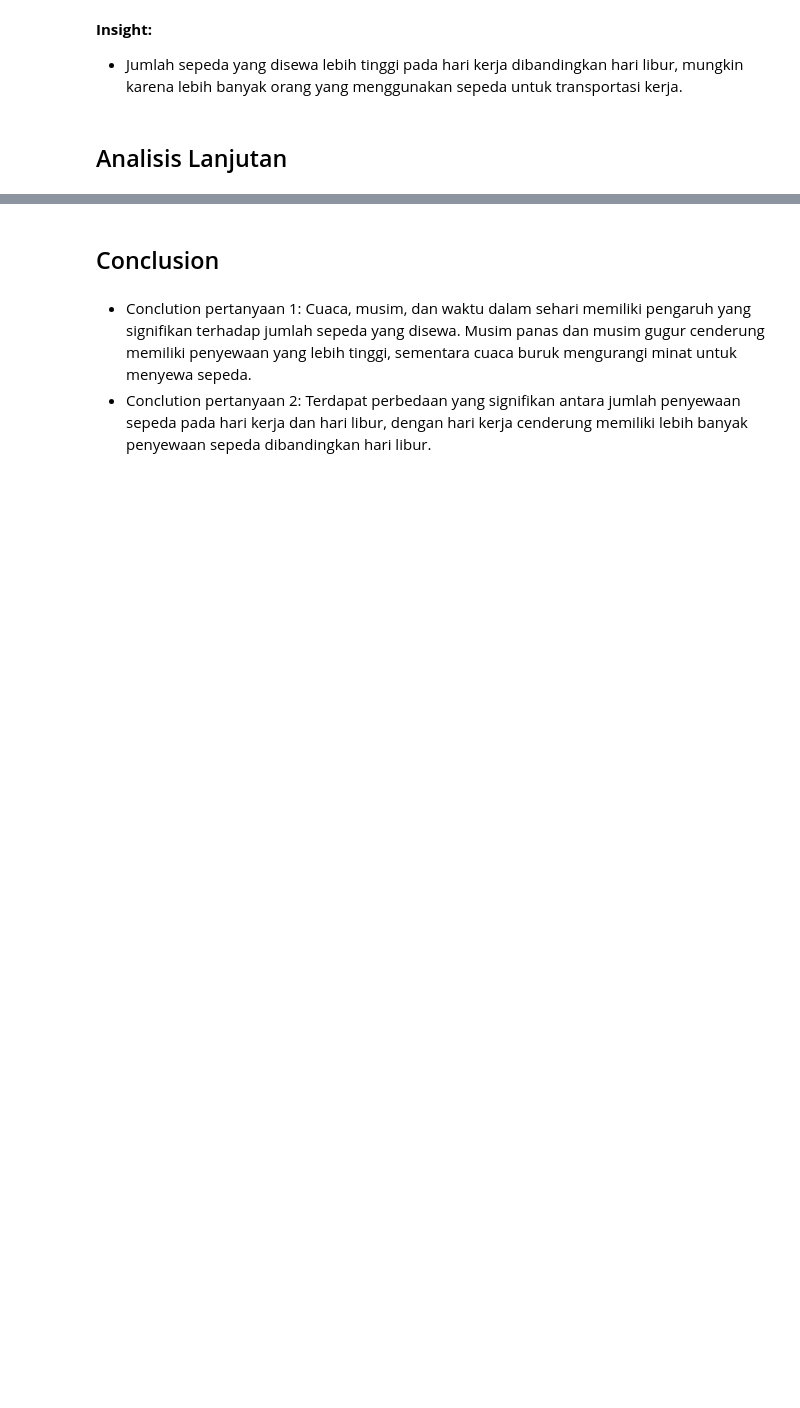
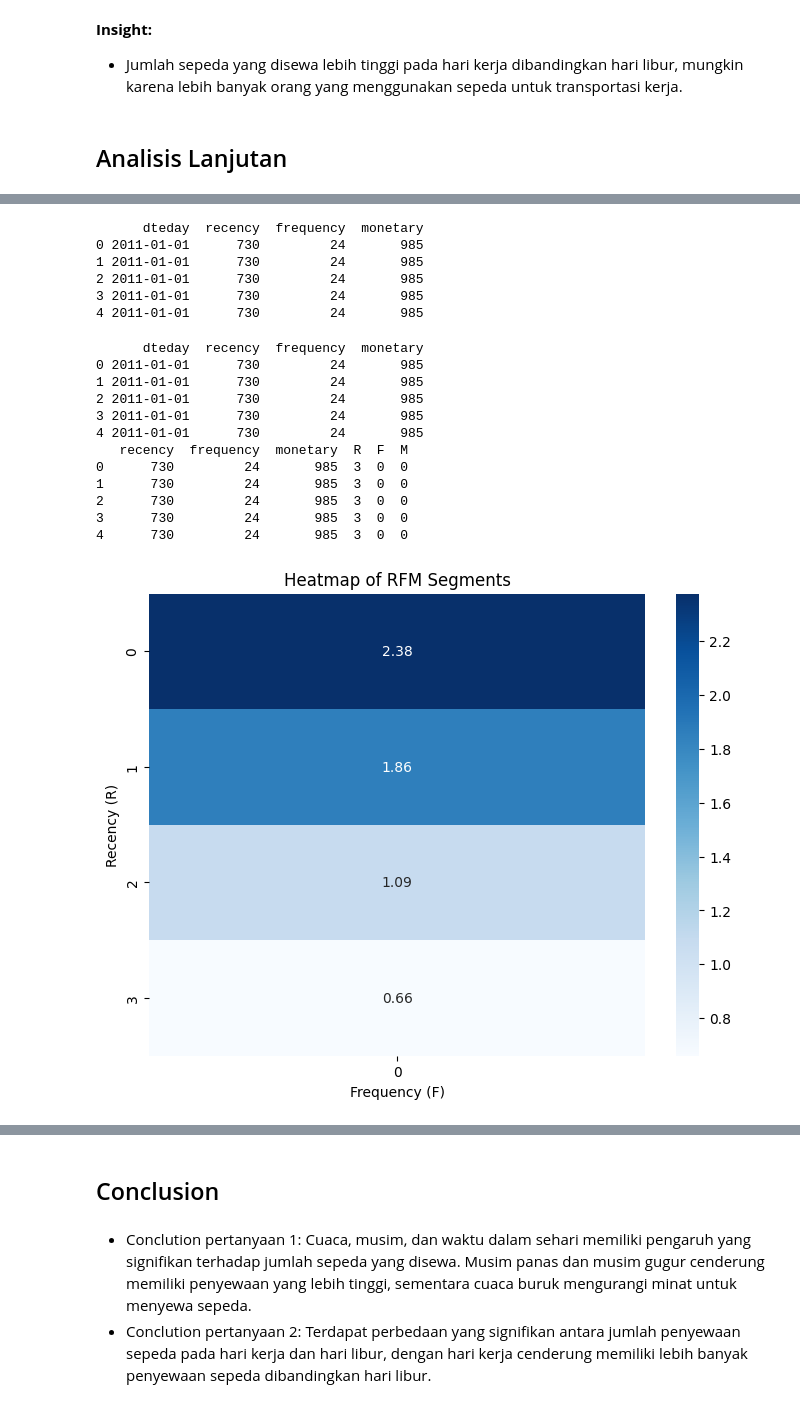
Before and after one commit to maulanycitra/Proyek-Analisis-Data-Dicoding, a Jupyter notebook: Proyek_Analisis_Data_Maulany_Citra_Pandini.ipynb, the cells around one changed output, grey strips where cells are left out. Cells and saved outputs as stored; diff of their text form; code cells hidden in the pictures; blank space fills up the shorter version.

```diff
--- a/Proyek_Analisis_Data_Maulany_Citra_Pandini.ipynb
+++ b/Proyek_Analisis_Data_Maulany_Citra_Pandini.ipynb
@@ -264,0 +307,79 @@ RMSE Model Random Forest Regressor: 161.0567340323719
+# %%
+# Menghitung Recency: Selisih antara tanggal penyewaan terakhir dengan tanggal terakhir di dataset
+df_combined['dteday'] = pd.to_datetime(df_combined['dteday'])  # Pastikan 'dteday' dalam format datetime
+latest_date = df_combined['dteday'].max()
+df_combined['recency'] = (latest_date - df_combined['dteday']).dt.days  # Recency dalam hari
+
+# Frequency: Menghitung jumlah penyewaan per tanggal
+df_combined['frequency'] = df_combined.groupby('dteday')['cnt_x'].transform('count')
+
+# Monetary: Jumlah penyewaan yang dilakukan (total penyewaan per tanggal)
+df_combined['monetary'] = df_combined.groupby('dteday')['cnt_x'].transform('sum')
+
+# Menampilkan beberapa data pertama untuk memastikan
+print(df_combined[['dteday', 'recency', 'frequency', 'monetary']].head())
+# %% [output]
+      dteday  recency  frequency  monetary
+0 2011-01-01      730         24       985
+1 2011-01-01      730         24       985
+2 2011-01-01      730         24       985
+3 2011-01-01      730         24       985
+4 2011-01-01      730         24       985
+# %%
+# Menggunakan fitur 'cnt_x' sebagai ukuran 'Monetary' dan melakukan analisis Recency dan Frequency
+
+# Menyiapkan Data
+df_combined['dteday'] = pd.to_datetime(df_combined['dteday'])  # Pastikan 'dteday' dalam format datetime
+latest_date = df_combined['dteday'].max()  # Menentukan tanggal terakhir
+df_combined['recency'] = (latest_date - df_combined['dteday']).dt.days  # Recency: Selisih hari sejak penyewaan terakhir
+
+# Frequency: Menghitung jumlah penyewaan per tanggal
+df_combined['frequency'] = df_combined.groupby('dteday')['cnt_x'].transform('count')
+
+# Monetary: Jumlah penyewaan yang dilakukan (total penyewaan per tanggal)
+df_combined['monetary'] = df_combined.groupby('dteday')['cnt_x'].transform('sum')
+
+# Melihat beberapa data pertama
+print(df_combined[['dteday', 'recency', 'frequency', 'monetary']].head())
+
+# Menyaring data untuk analisis lebih lanjut
+rfm_data = df_combined[['recency', 'frequency', 'monetary']].dropna()
+
+# Analisis RFM: Menyaring berdasarkan kuartil
+recency_quartiles = pd.qcut(rfm_data['recency'], 4, labels=False)
+# Menggunakan duplicates='drop' untuk menghindari duplikat bin
+frequency_quartiles = pd.qcut(rfm_data['frequency'], 4, labels=False, duplicates='drop')
+monetary_quartiles = pd.qcut(rfm_data['monetary'], 4, labels=False, duplicates='drop')
+
+# Gabungkan ketiga kuartil
+rfm_data['R'] = recency_quartiles
+rfm_data['F'] = frequency_quartiles
+rfm_data['M'] = monetary_quartiles
+
+# Menampilkan hasil RFM analysis
+print(rfm_data.head())
+
+# Membuat pivot table
+rfm_pivot = rfm_data.pivot_table(index='R', columns='F', values='M', aggfunc='mean')
+
+# Visualisasi dengan heatmap
+plt.figure(figsize=(8, 6))
+sns.heatmap(rfm_pivot, annot=True, fmt='.2f', cmap='Blues')
+plt.title("Heatmap of RFM Segments")
+plt.xlabel("Frequency (F)")
+plt.ylabel("Recency (R)")
+plt.show()
+# %% [output]
+      dteday  recency  frequency  monetary
+0 2011-01-01      730         24       985
+1 2011-01-01      730         24       985
+2 2011-01-01      730         24       985
+3 2011-01-01      730         24       985
+4 2011-01-01      730         24       985
+   recency  frequency  monetary  R  F  M
+0      730         24       985  3  0  0
+1      730         24       985  3  0  0
+2      730         24       985  3  0  0
+3      730         24       985  3  0  0
+4      730         24       985  3  0  0
+[figure, added]
```
Also changed, not shown: parts of 19 cells of this notebook.
